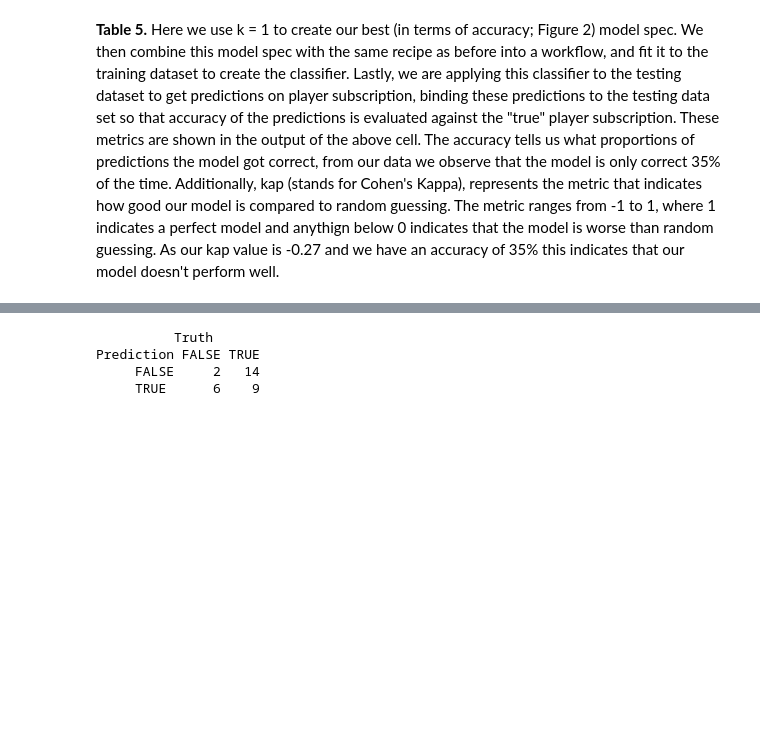
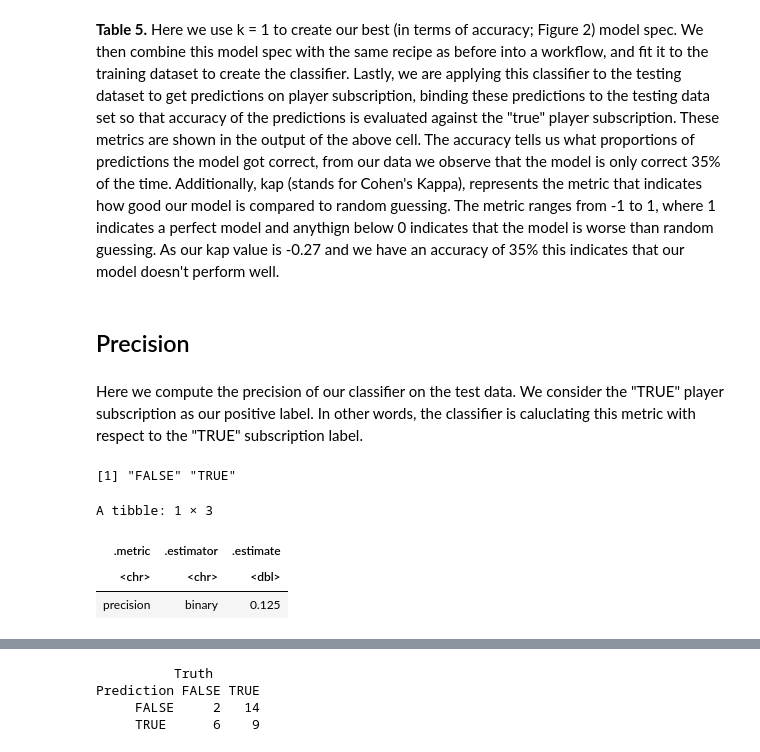
Before and after one commit to chrispy-tacos/dsci-100-project, a Jupyter notebook: dsci-g2-project.ipynb, the cells around one changed output, grey strips where cells are left out. Drawn from its saved outputs; the diff is of its cells as text; code cells hidden in the pictures; blank space fills up the shorter version.

Commit message:
precision and recall
- added precision and recall into methods and discussion

```diff
--- a/dsci-g2-project.ipynb
+++ b/dsci-g2-project.ipynb
@@ -318,3 +318,19 @@ A tibble: 2 × 3
 | kap | binary | -0.2704918 |
 # %% [markdown]
 **Table 5.** Here we use k = 1 to create our best (in terms of accuracy; Figure 2) model spec. We then combine this model spec with the same recipe as before into a workflow, and fit it to the training dataset to create the classifier. Lastly, we are applying this classifier to the testing dataset to get predictions on player subscription, binding these predictions to the testing data set so that accuracy of the predictions is evaluated against the "true" player subscription. These metrics are shown in the output of the above cell. The accuracy tells us what proportions of predictions the model got correct, from our data we observe that the model is only correct 35% of the time. Additionally, kap (stands for Cohen's Kappa), represents the metric that indicates how good our model is compared to random guessing. The metric ranges from -1 to 1, where 1 indicates a perfect model and anythign below 0 indicates that the model is worse than random guessing. As our kap value is -0.27 and we have an accuracy of 35% this indicates that our model doesn't perform well.
+# %% [markdown]
+## Precision
+# %% [markdown]
+Here we compute the precision of our classifier on the test data. We consider the "TRUE" player subscription as our positive label. In other words, the classifier is caluclating this metric with respect to the "TRUE" subscription label.
+# %%
+minecraft_predictions |> pull(subscribe) |> levels()
+# %% [output]
+[1] "FALSE" "TRUE"
+# %%
+minecraft_predictions |>
+    precision(truth = subscribe, estimate = .pred_class, event_level = "first")
+# %% [output]
+A tibble: 1 × 3
+| .metric | .estimator | .estimate |
+| <chr> | <chr> | <dbl> |
+| precision | binary | 0.125 |
```
Also changed, not shown: parts of 9 cells of this notebook.
